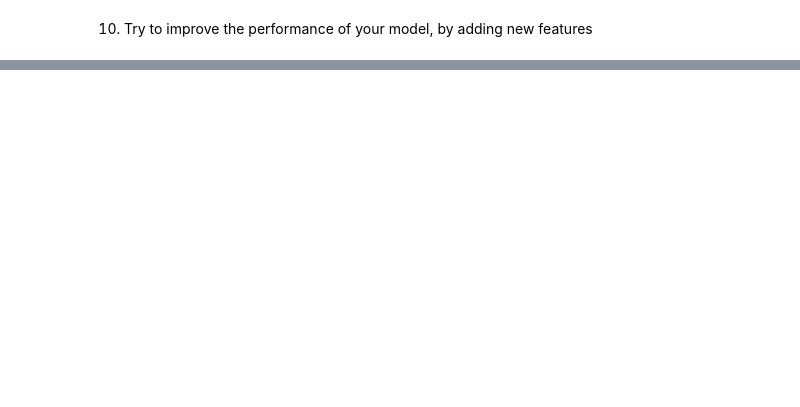
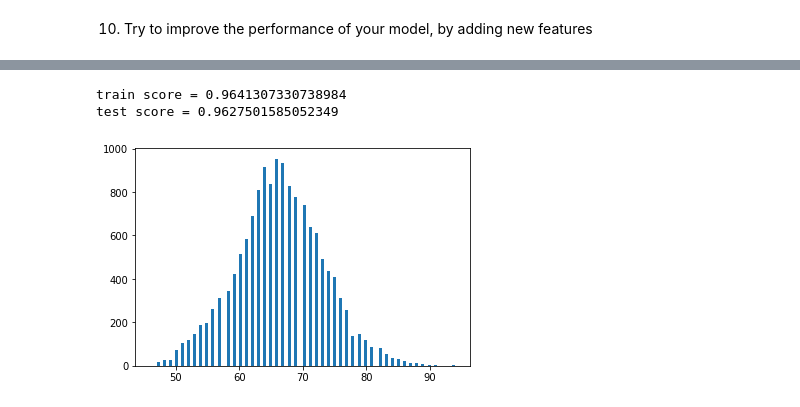
Before and after one commit to Nicodab/git_SI, a Jupyter notebook: S2/Machine Learning/Lab 2/Assignement-20220112 (1)/Assignment_Week2.ipynb, the cells around one changed output, grey strips where cells are left out. Saved outputs shown, nothing was run; the diff lists cells and outputs as text; code cells hidden in the pictures; blank space fills up the shorter version.

```diff
--- a/S2/Machine Learning/Lab 2/Assignement-20220112 (1)/Assignment_Week2.ipynb
+++ b/S2/Machine Learning/Lab 2/Assignement-20220112 (1)/Assignment_Week2.ipynb
@@ -293,0 +406,4 @@ print(len(remaining_text_cols))
+# %%
+remaining_text_cols= text_cols.drop(cols_to_remove)
+remaining_text_cols=list(remaining_text_cols)
+print(len(remaining_text_cols))
@@ -300,0 +417,5 @@ assert remaining_text_cols == ['Preferred Foot', 'Work Rate', 'Body Type']
+# %%
+# your code here
+for i in remaining_text_cols:
+    col=pd.to_numeric(col,errors='coerce')
+    print(type(col))
@@ -341,0 +578,6 @@ Calculate and print the following metrics: mse, rmse, mae for the test_set
+# %%
+# your code here
+for age in df_clean.Age.unique():
+    col = 'is_'+str(age)
+    df_clean[col] = (df_clean.Age == age).astype("int")
+print(df_clean.columns)
@@ -341,0 +600,18 @@ Calculate and print the following metrics: mse, rmse, mae for the test_set
+# %%
+y=df_clean['Overall']
+x=df_clean.drop(columns=['Overall'])
+plt.hist(y,bins=100)
+X_train, X_test, y_train, y_test = train_test_split(
+    x, y, test_size=0.3, random_state=123)
+train_test_split(y, shuffle=False)
+reg = LinearRegression()
+reg.fit(X_train, y_train)
+
+train_score = reg.score(X_train, y_train)
+test_score = reg.score(X_test, y_test)
+print('train score =', train_score)
+print('test score = {}'.format(test_score))
+# %% [output]
+train score = 0.9641307330738984
+test score = 0.9627501585052349
+[figure, added]
```
Also changed, not shown: parts of 39 cells of this notebook, 20 other files.
